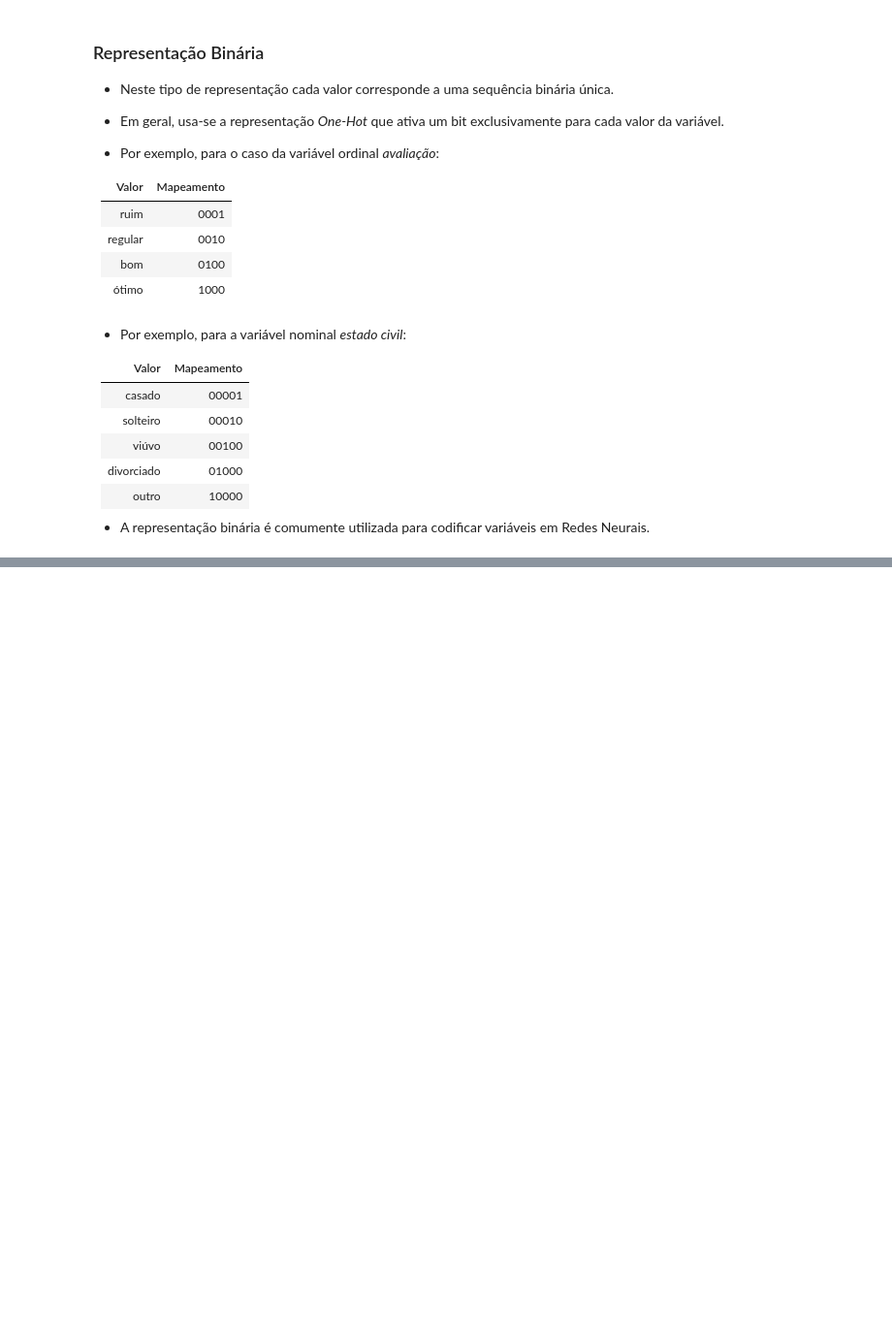
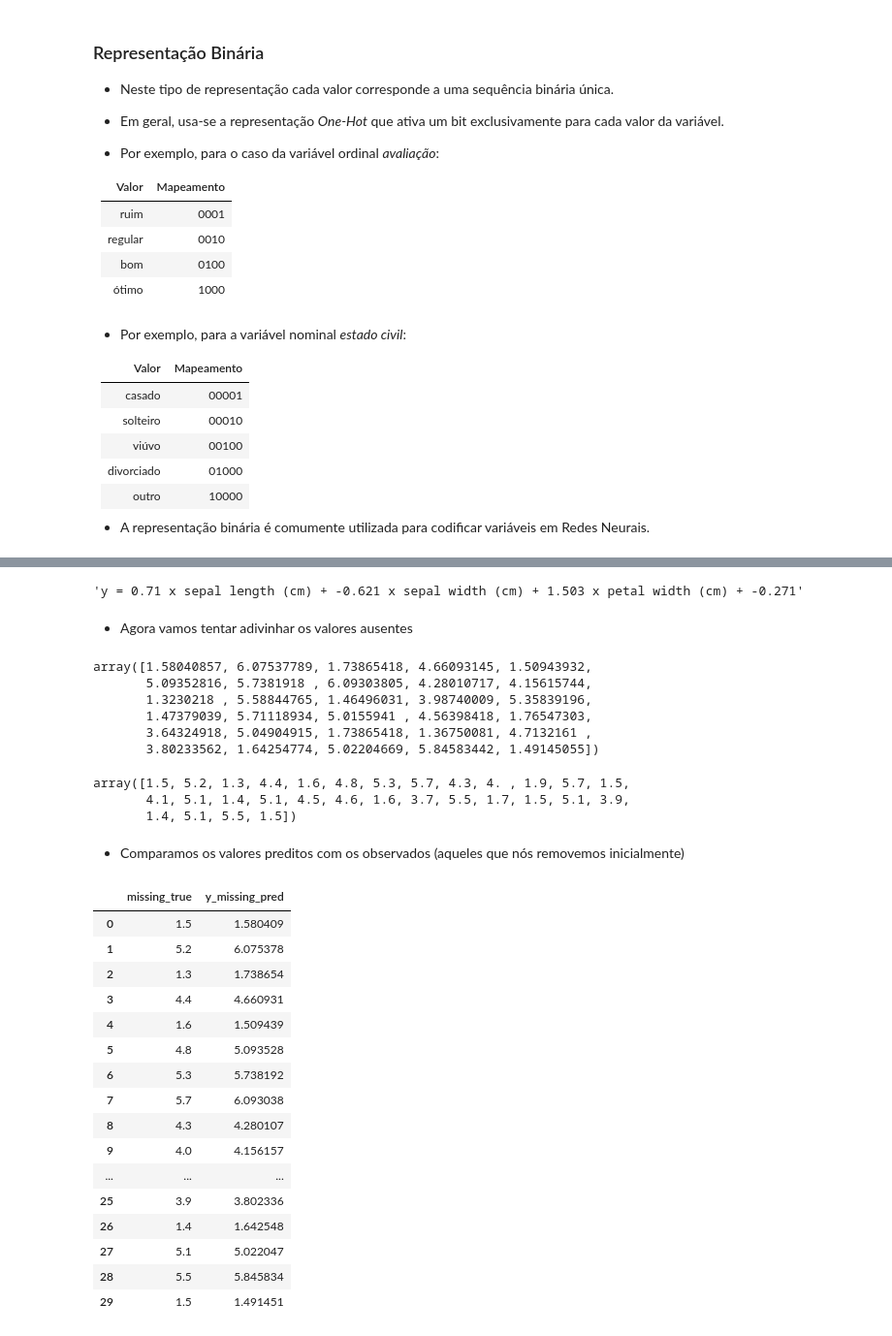
Before and after one commit to anfer86/teaching-datamining-lessons, a Jupyter notebook: aula03/preprocessamento.ipynb, the cells around one changed output, grey strips where cells are left out. Shown at 97% size. Saved outputs shown, nothing was run; the diff lists cells and outputs as text; code cells hidden in the pictures; blank space fills up the shorter version.

```diff
--- a/aula03/preprocessamento.ipynb
+++ b/aula03/preprocessamento.ipynb
@@ -767,0 +876,47 @@ $$\frac{0.72-0.15}{0.72} = 0.79$$
+# %%
+regression_to_equation(X_train.columns, model.coef_, model.intercept_)
+# %% [output]
+'y = 0.71 x sepal length (cm) + -0.621 x sepal width (cm) + 1.503 x petal width (cm) + -0.271'
+# %% [markdown]
+- Agora vamos tentar adivinhar os valores ausentes
+# %%
+X_missing = missing.drop(target, axis=1)
+
+y_missing_pred = model.predict(X_missing)
+y_missing_pred
+# %% [output]
+array([1.58040857, 6.07537789, 1.73865418, 4.66093145, 1.50943932,
+       5.09352816, 5.7381918 , 6.09303805, 4.28010717, 4.15615744,
+       1.3230218 , 5.58844765, 1.46496031, 3.98740009, 5.35839196,
+       1.47379039, 5.71118934, 5.0155941 , 4.56398418, 1.76547303,
+       3.64324918, 5.04904915, 1.73865418, 1.36750081, 4.7132161 ,
+       3.80233562, 1.64254774, 5.02204669, 5.84583442, 1.49145055])
+# %%
+missing_true
+# %% [output]
+array([1.5, 5.2, 1.3, 4.4, 1.6, 4.8, 5.3, 5.7, 4.3, 4. , 1.9, 5.7, 1.5,
+       4.1, 5.1, 1.4, 5.1, 4.5, 4.6, 1.6, 3.7, 5.5, 1.7, 1.5, 5.1, 3.9,
+       1.4, 5.1, 5.5, 1.5])
+# %% [markdown]
+- Comparamos os valores preditos com os observados (aqueles que nós removemos inicialmente)
+# %%
+results = pd.DataFrame({ 'missing_true': missing_true, 'y_missing_pred' : y_missing_pred })
+results
+# %% [output]
+|  | missing_true | y_missing_pred |
+| 0 | 1.5 | 1.580409 |
+| 1 | 5.2 | 6.075378 |
+| 2 | 1.3 | 1.738654 |
+| 3 | 4.4 | 4.660931 |
+| 4 | 1.6 | 1.509439 |
+| 5 | 4.8 | 5.093528 |
+| 6 | 5.3 | 5.738192 |
+| 7 | 5.7 | 6.093038 |
+| 8 | 4.3 | 4.280107 |
+| 9 | 4.0 | 4.156157 |
+| ... | ... | ... |
+| 25 | 3.9 | 3.802336 |
+| 26 | 1.4 | 1.642548 |
+| 27 | 5.1 | 5.022047 |
+| 28 | 5.5 | 5.845834 |
+| 29 | 1.5 | 1.491451 |
```
Also changed, not shown: parts of 60 cells of this notebook, 1 other file.
